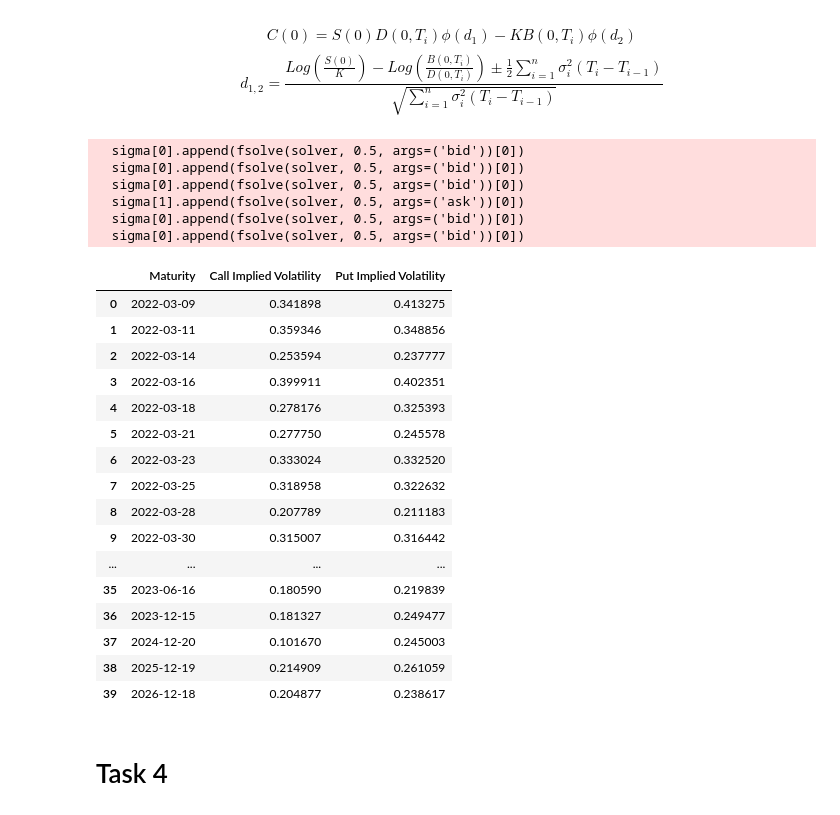
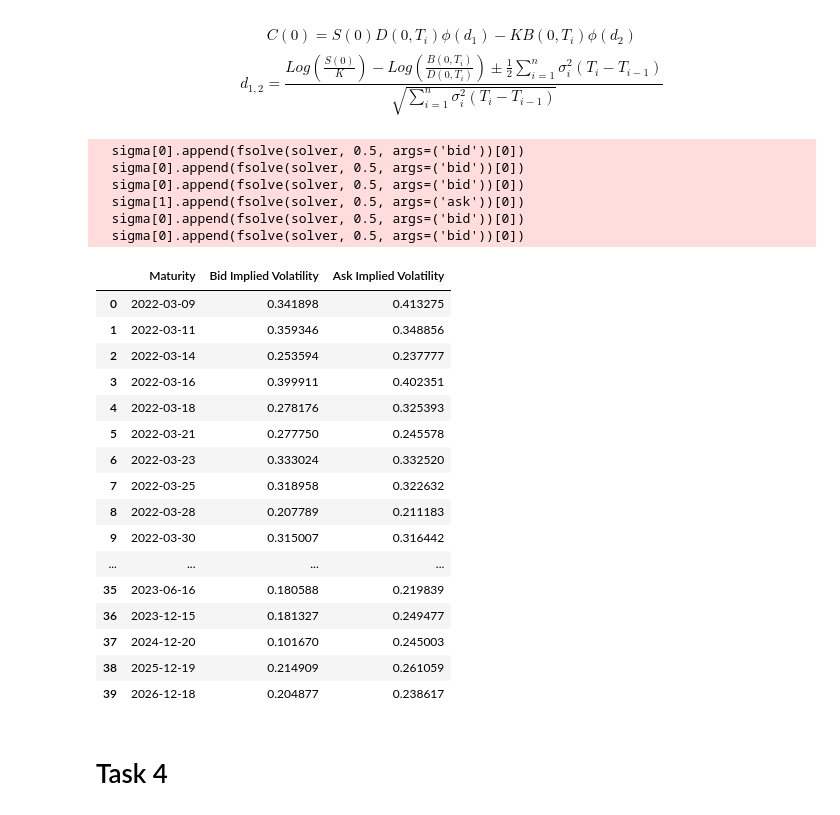
Before and after one commit to Thaigithub/UTS_FDSP_Assignment_Group, a Jupyter notebook: main.ipynb, the cells around one changed output. Drawn from its saved outputs; the diff is of its cells as text; code cells hidden in the pictures.

```diff
--- a/main.ipynb
+++ b/main.ipynb
@@ -104,34 +104,36 @@ $$
 def task_2(stock):
     data = data_preprocessing()
     dfs = task_1(stock)
     today = pd.to_datetime('2022-03-08')
     sigma = [[],[]]
     prev_sums = [0,0]
     for i in range(len(dfs)):
         ext_data = data[data['Expiration Date']==dfs.iloc[i,0]].reset_index(drop=True)
         ext_data['diff']=np.abs(ext_data['Strike']-stock*dfs.iloc[i,1]/dfs.iloc[i,2])
         chosen_data = list(ext_data.loc[ext_data['diff'].idxmin()])[:-1]
         delta_t = (chosen_data[0]-today).days/((today+pd.DateOffset(years=1))-today).days if i==0 else (chosen_data[0]-dfs.iloc[i-1,0]).days/((dfs.iloc[i-1,0]+pd.DateOffset(years=1))-dfs.iloc[i-1,0]).days
         def solver(x, type):
+            if x < 0:
+                return 1e10
             prev_sum = prev_sums[0] if type=='bid' else prev_sums[1]
             vol = (prev_sum+(x**2)*delta_t)
             d1 = (np.log(stock/chosen_data[5])-np.log(dfs.iloc[i,2]/dfs.iloc[i,1])+1/2 * vol)/(np.sqrt(vol))
             d2 = d1-np.sqrt(vol)
             return stock*dfs.iloc[i,1]*norm.cdf(d1)-chosen_data[5]*dfs.iloc[i,2]*norm.cdf(d2) - chosen_data[1 if type=='bid' else 3]
         sigma[0].append(fsolve(solver, 0.5, args=('bid'))[0])
         sigma[1].append(fsolve(solver, 0.5, args=('ask'))[0])
         prev_sums[0] += (sigma[0][-1]**2)*delta_t
         prev_sums[1] += (sigma[1][-1]**2)*delta_t
     return pd.DataFrame({'Maturity':dfs['Maturity'], 'Bid Implied Volatility':sigma[0], 'Ask Implied Volatility':sigma[1]})
 task_2(4170.7002)
 # %% [output]
   sigma[0].append(fsolve(solver, 0.5, args=('bid'))[0])
   sigma[0].append(fsolve(solver, 0.5, args=('bid'))[0])
   sigma[0].append(fsolve(solver, 0.5, args=('bid'))[0])
   sigma[1].append(fsolve(solver, 0.5, args=('ask'))[0])
   sigma[0].append(fsolve(solver, 0.5, args=('bid'))[0])
   sigma[0].append(fsolve(solver, 0.5, args=('bid'))[0])
-|  | Maturity | Call Implied Volatility | Put Implied Volatility |
+|  | Maturity | Bid Implied Volatility | Ask Implied Volatility |
 | 0 | 2022-03-09 | 0.341898 | 0.413275 |
 | 1 | 2022-03-11 | 0.359346 | 0.348856 |
 | 2 | 2022-03-14 | 0.253594 | 0.237777 |
@@ -143,7 +145,7 @@ task_2(4170.7002)
 | 8 | 2022-03-28 | 0.207789 | 0.211183 |
 | 9 | 2022-03-30 | 0.315007 | 0.316442 |
 | ... | ... | ... | ... |
-| 35 | 2023-06-16 | 0.180590 | 0.219839 |
+| 35 | 2023-06-16 | 0.180588 | 0.219839 |
 | 36 | 2023-12-15 | 0.181327 | 0.249477 |
 | 37 | 2024-12-20 | 0.101670 | 0.245003 |
 | 38 | 2025-12-19 | 0.214909 | 0.261059 |
```
Also changed, not shown: parts of 1 cell of this notebook, 1 other file.
